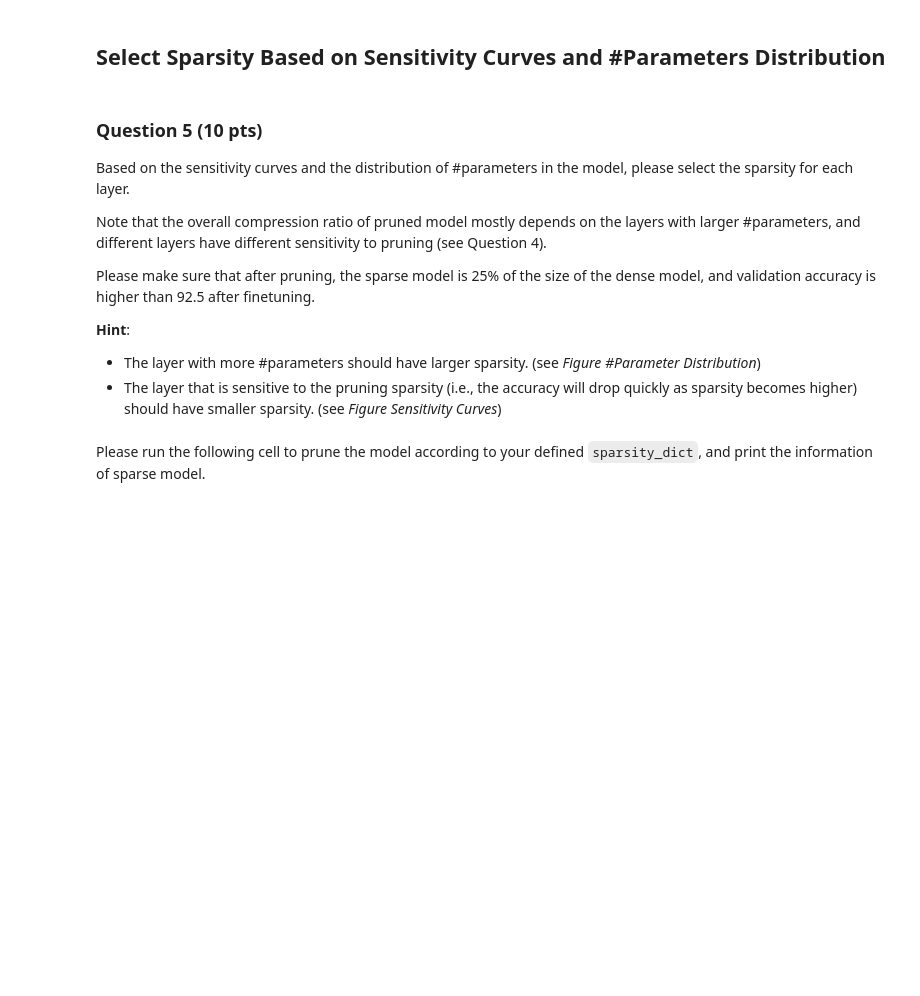
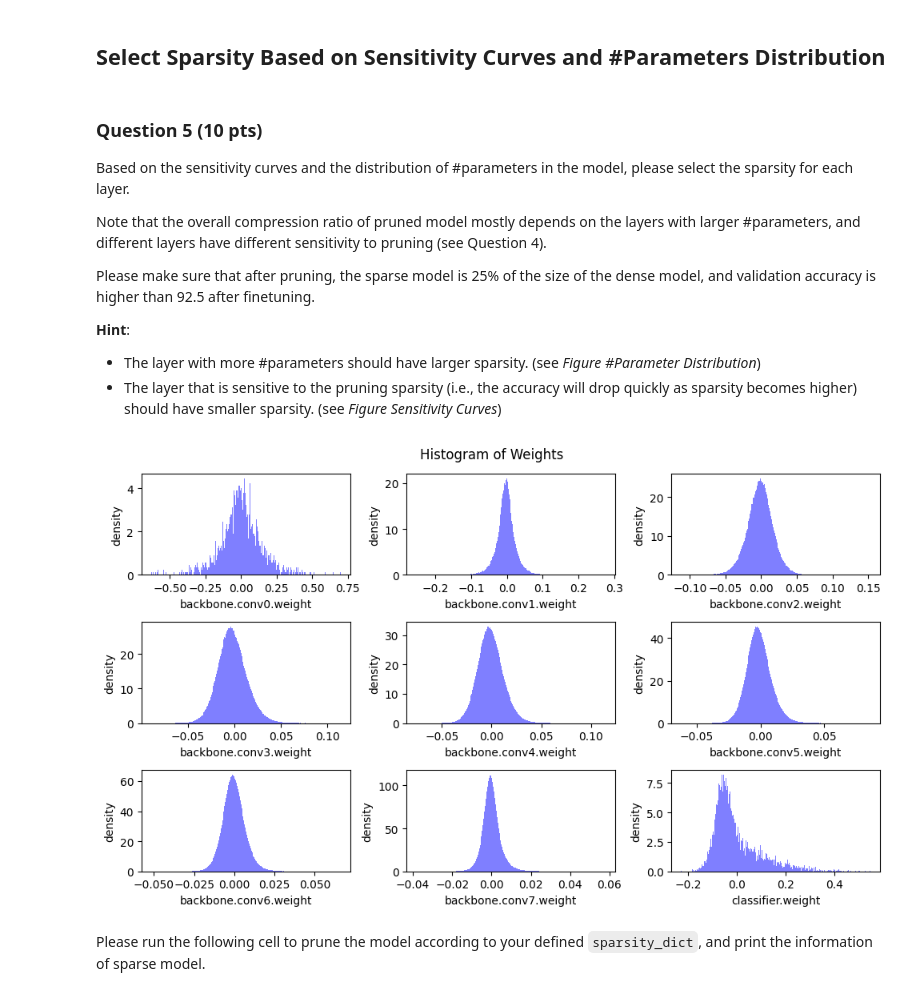
Before and after one commit to joseph-jingi-jung/MIT6.5940-EfficientML, a Jupyter notebook: Lab1.ipynb, the cells around one changed output. Cells and saved outputs as stored; diff of their text form; code cells hidden in the pictures; blank space fills up the shorter version.

```diff
--- a/Lab1.ipynb
+++ b/Lab1.ipynb
@@ -623,8 +721,9 @@ Note that the overall compression ratio of pruned model mostly depends on the la
 Please make sure that after pruning, the sparse model is 25% of the size of the dense model, and validation accuracy is higher than 92.5 after finetuning.
 
 **Hint**:
-*   The layer with more #parameters should have larger sparsity. (see *Figure #Parameter Distribution*)
-*   The layer that is sensitive to the pruning sparsity (i.e., the accuracy will drop quickly as sparsity becomes higher) should have smaller sparsity. (see *Figure Sensitivity Curves*)
+
+- The layer with more #parameters should have larger sparsity. (see _Figure #Parameter Distribution_)
+- The layer that is sensitive to the pruning sparsity (i.e., the accuracy will drop quickly as sparsity becomes higher) should have smaller sparsity. (see _Figure Sensitivity Curves_)
 # %%
 recover_model()
 
@@ -645,4 +744,8 @@ sparsity_dict = {
 }
+# %%
+plot_weight_distribution(model, count_nonzero_only=True)
+# %% [output]
+[figure, added]
 # %% [markdown]
 Please run the following cell to prune the model according to your defined `sparsity_dict`, and print the information of sparse model.
 # %%
```
Also changed, not shown: parts of 62 cells of this notebook.
